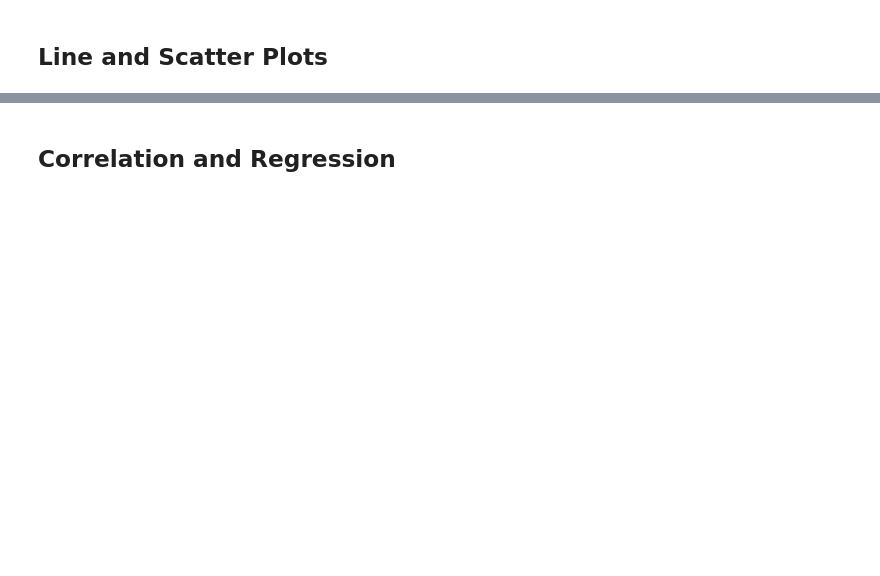
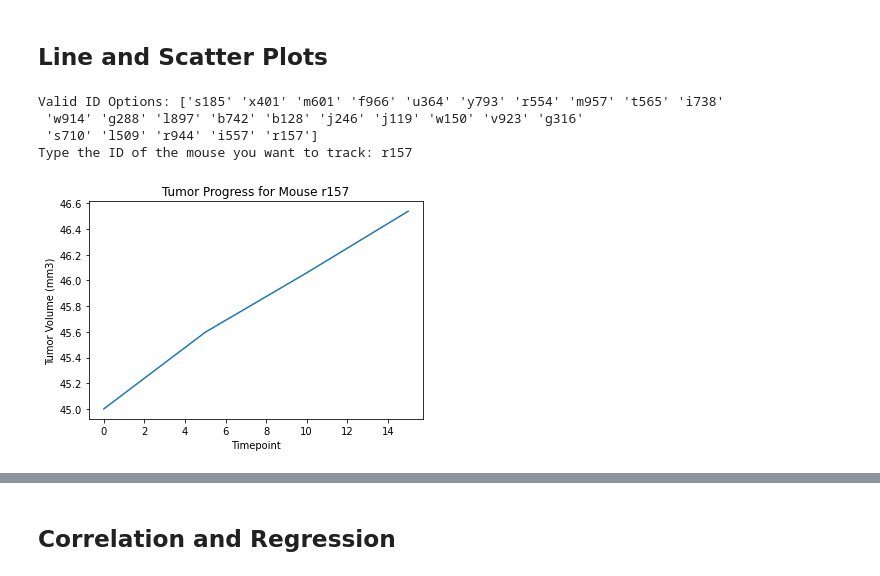
Before and after one commit to jondtran132/matplotlib_challenge, a Jupyter notebook: pymaceuticals_working.ipynb, the cells around one changed output, grey strips where cells are left out. Cells and saved outputs as stored; diff of their text form; code cells hidden in the pictures; blank space fills up the shorter version.

```diff
--- a/pymaceuticals_starter.ipynb
+++ b/pymaceuticals_working.ipynb
@@ -207,2 +278,24 @@ plt.show()
+# %%
+# Generate a line plot of tumor volume vs. time point for a mouse treated with Capomulin
+# Filter out df for only capomulin and print out available options
+capo_df = cleaned_df.loc[cleaned_df['Drug Regimen'] == 'Capomulin']
+print(f"Valid ID Options: {capo_df['Mouse ID'].unique()}")
+
+# get which mouse to track and filter out info for only that mouse
+mouse_of_interest = input("Type the ID of the mouse you want to track: ")
+interested_df = capo_df.loc[capo_df['Mouse ID'] == mouse_of_interest]
+
+# plot info
+plt.plot(interested_df['Timepoint'],interested_df['Tumor Volume (mm3)'])
+plt.title(f"Tumor Progress for Mouse {mouse_of_interest}")
+plt.xlabel('Timepoint')
+plt.ylabel('Tumor Volume (mm3)')
+plt.show()
+# %% [output]
+Valid ID Options: ['s185' 'x401' 'm601' 'f966' 'u364' 'y793' 'r554' 'm957' 't565' 'i738'
+ 'w914' 'g288' 'l897' 'b742' 'b128' 'j246' 'j119' 'w150' 'v923' 'g316'
+ 's710' 'l509' 'r944' 'i557' 'r157']
+Type the ID of the mouse you want to track: r157
+[figure, added]
 # %%
 # Generate a scatter plot of average tumor volume vs. mouse weight for the Capomulin regimen
```
Also changed, not shown: parts of 7 cells of this notebook.
